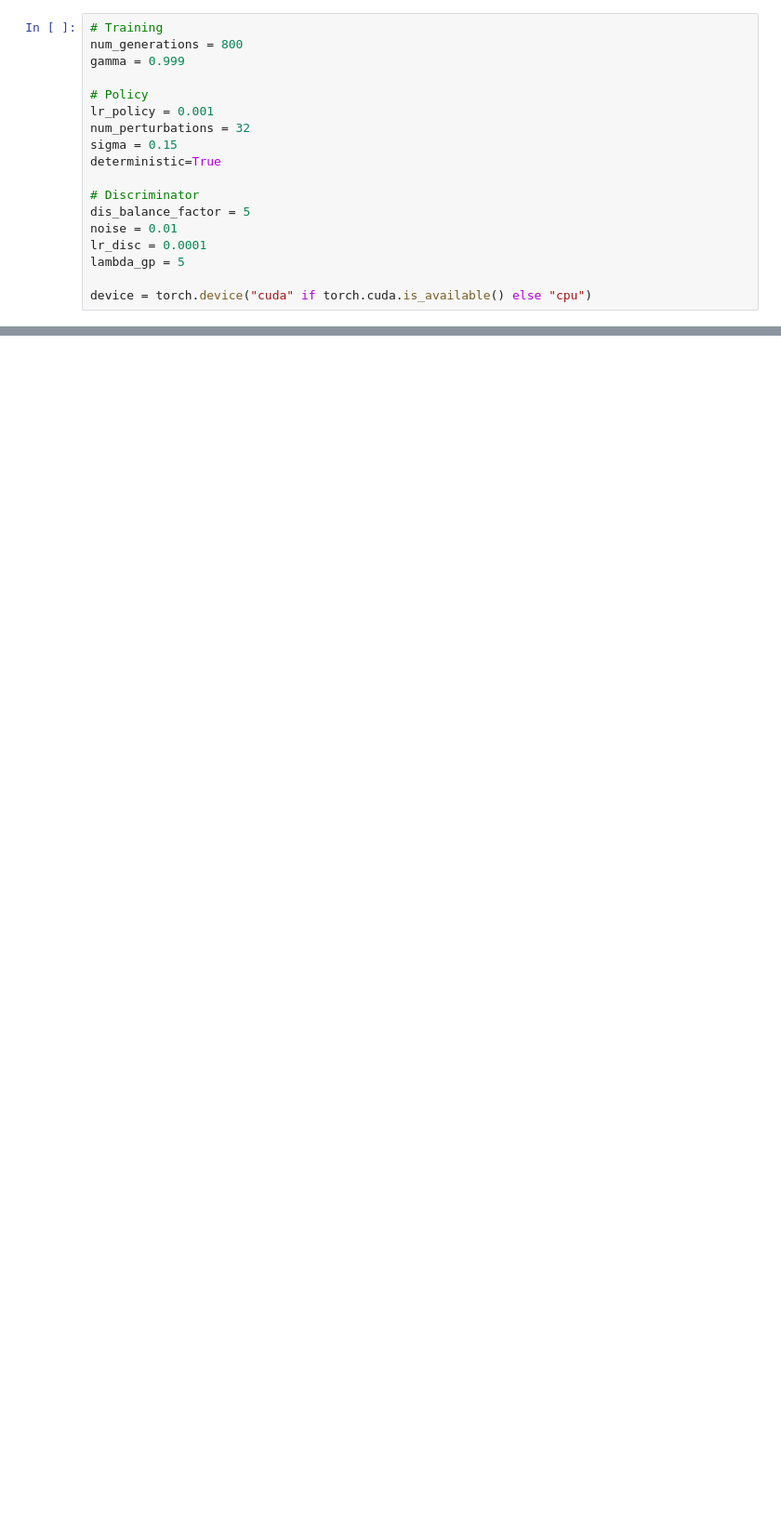
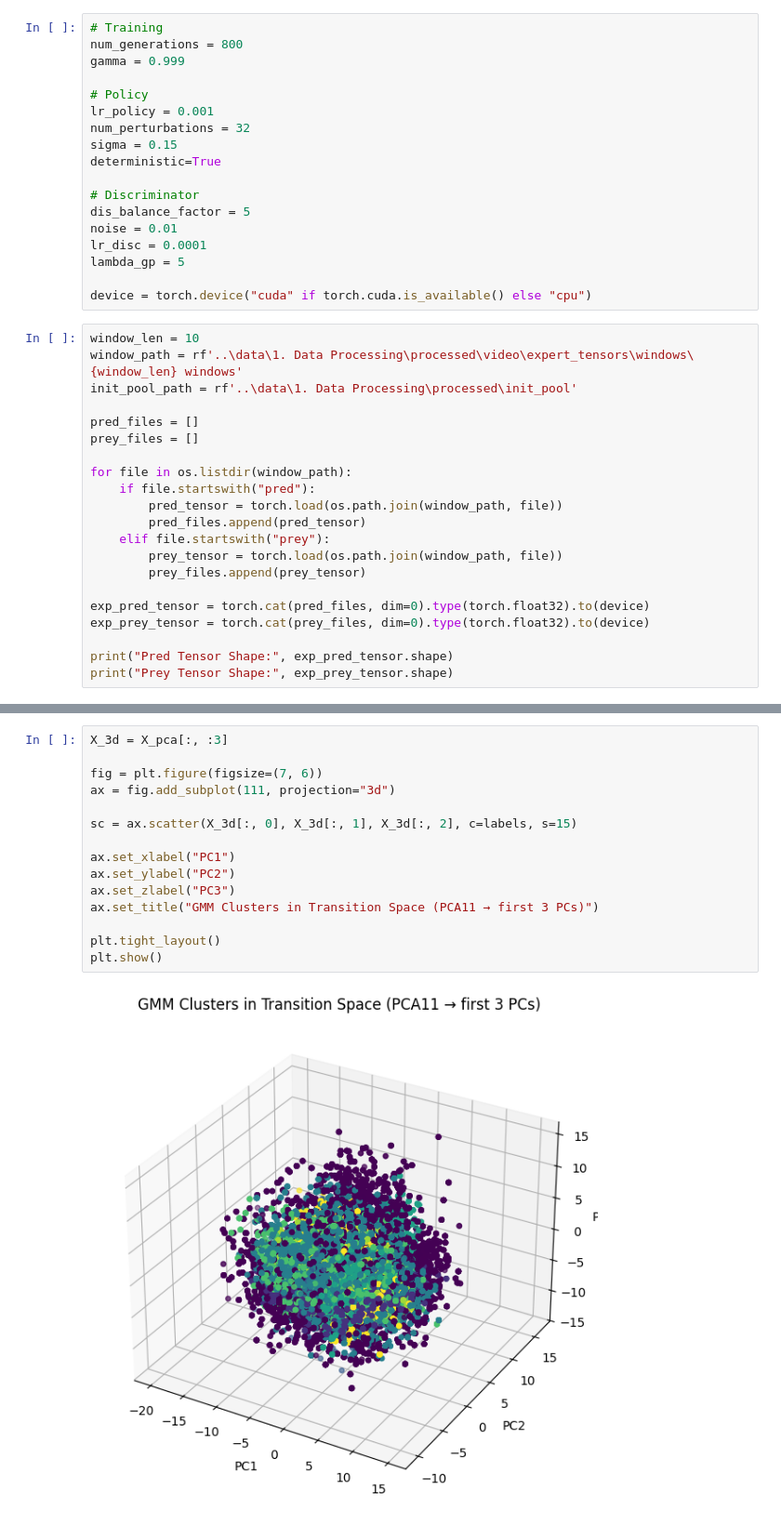
Before and after one commit to wirthy21/Master-Thesis, a Jupyter notebook: notebooks - gail_testing/4. Feature Clustering.ipynb, the cells around one changed output, grey strips where cells are left out. Shown at 93% size. Cells and saved outputs as stored; diff of their text form; blank space fills up the shorter version.

Commit message:
Feature Clustering

```diff
--- a/notebooks - gail_testing/4. Feature Clustering.ipynb
+++ b/notebooks - gail_testing/4. Feature Clustering.ipynb
@@ -327,3 +336,24 @@ lr_disc = 0.0001
 lambda_gp = 5
 
 device = torch.device("cuda" if torch.cuda.is_available() else "cpu")
+# %%
+window_len = 10
+window_path = rf'..\data\1. Data Processing\processed\video\expert_tensors\windows\{window_len} windows'
+init_pool_path = rf'..\data\1. Data Processing\processed\init_pool'
+
+pred_files = []
+prey_files = []
+
+for file in os.listdir(window_path):
+    if file.startswith("pred"):
+        pred_tensor = torch.load(os.path.join(window_path, file))
+        pred_files.append(pred_tensor)
+    elif file.startswith("prey"):
+        prey_tensor = torch.load(os.path.join(window_path, file))
+        prey_files.append(prey_tensor)
+
+exp_pred_tensor = torch.cat(pred_files, dim=0).type(torch.float32).to(device)
+exp_prey_tensor = torch.cat(prey_files, dim=0).type(torch.float32).to(device)
+
+print("Pred Tensor Shape:", exp_pred_tensor.shape)
+print("Prey Tensor Shape:", exp_prey_tensor.shape)
@@ -644,0 +556,17 @@ res_tr  = run_pca_cluster_viz_with_scaler(X_tr,  title="Transition embeddings",
+# %%
+X_3d = X_pca[:, :3]
+
+fig = plt.figure(figsize=(7, 6))
+ax = fig.add_subplot(111, projection="3d")
+
+sc = ax.scatter(X_3d[:, 0], X_3d[:, 1], X_3d[:, 2], c=labels, s=15)
+
+ax.set_xlabel("PC1")
+ax.set_ylabel("PC2")
+ax.set_zlabel("PC3")
+ax.set_title("GMM Clusters in Transition Space (PCA11 → first 3 PCs)")
+
+plt.tight_layout()
+plt.show()
+# %% [output]
+[figure, added]
```
Also changed, not shown: parts of 12 cells of this notebook, 6 other files.
